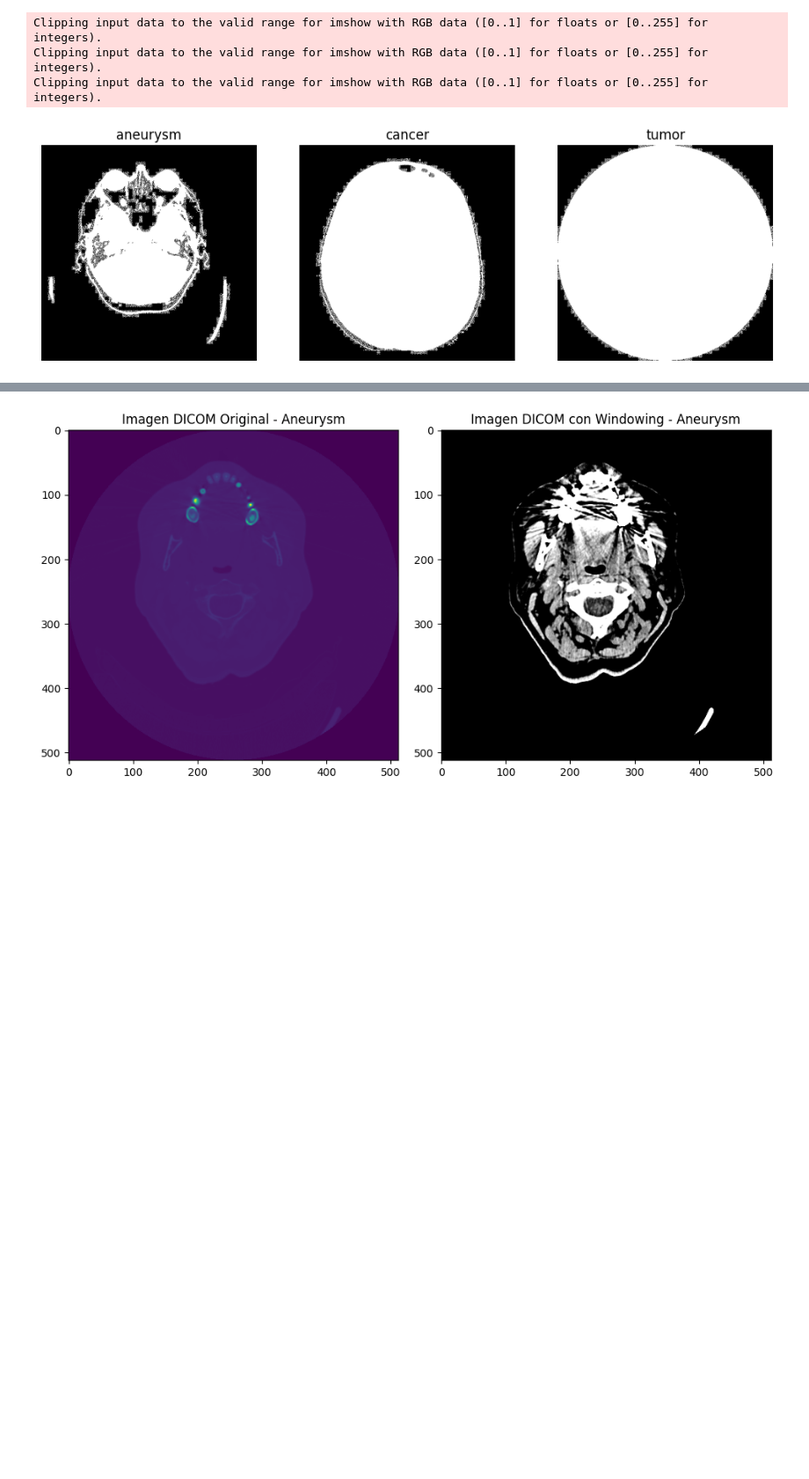
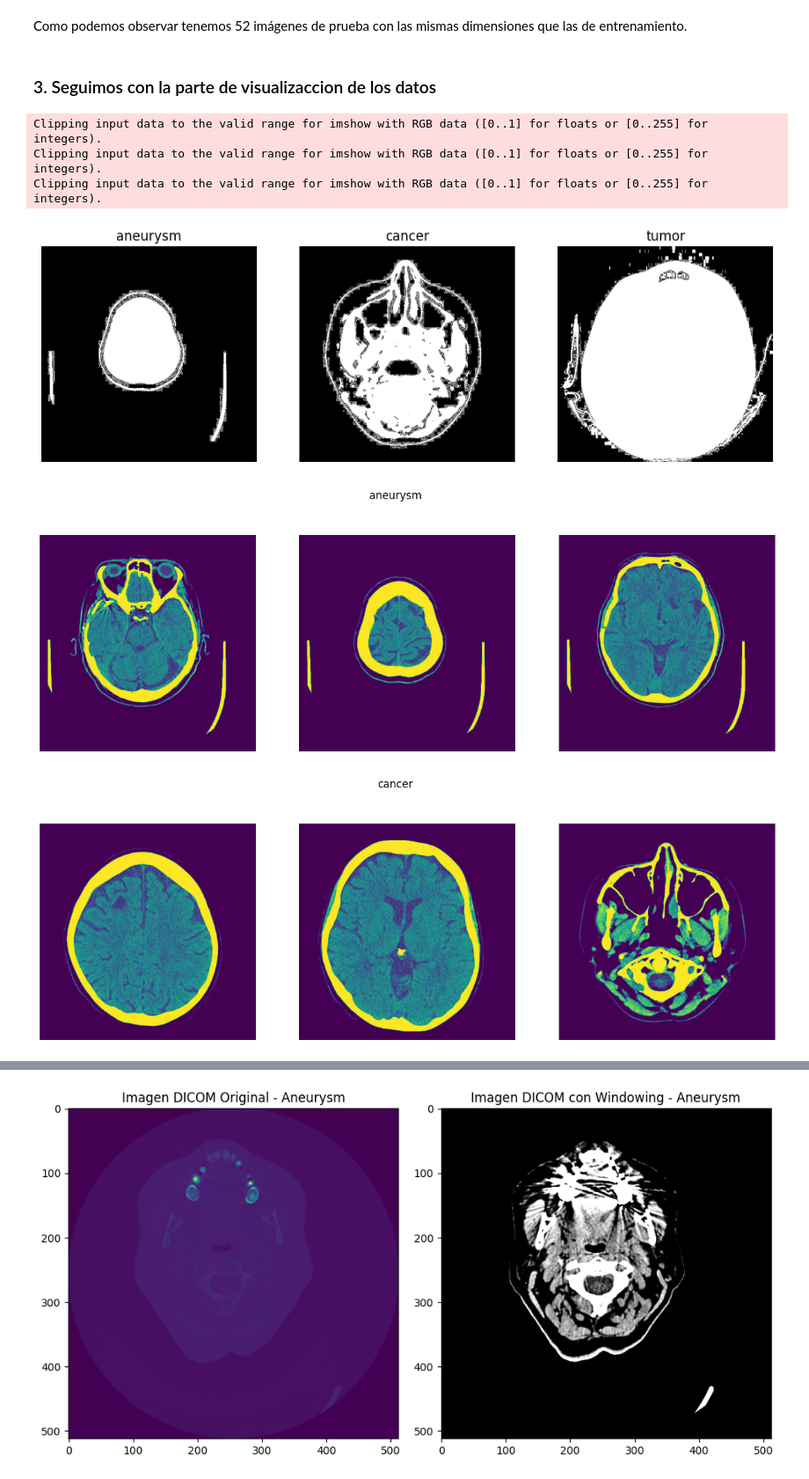
Before and after one commit to AlejandroDavidArzolaSaavedra/CNN-CT-BRAIN, a Jupyter notebook: cnn_ct_brain.ipynb, the cells around one changed output, grey strips where cells are left out. Shown at 88% size. Drawn from its saved outputs; the diff is of its cells as text; code cells hidden in the pictures; blank space fills up the shorter version.

```diff
--- a/cnn_ct_brain.ipynb
+++ b/cnn_ct_brain.ipynb
@@ -8,0 +5,19 @@ class_folder_names
+# %%
+import os as os
+import numpy as np
+import tensorflow as tf
+import random
+
+# Si usaramos GPU forma de saber su nombre
+# tf.test.gpu_device_name()
+
+# Declaramos la semilla
+seed = 2027
+
+# Semilla aleatoria en NumPy, TensorFlow y Python
+np.random.seed(seed)
+tf.random.set_seed(seed)
+random.seed(seed)
+
+class_folder_names = os.listdir("archive/files/")
+class_folder_names # Clasificacion de los directorios
@@ -72,38 +95,81 @@ Flattened Test data =  (52, 786432) (52,)
+# %% [markdown]
+Como podemos observar tenemos 52 imágenes de prueba con las mismas dimensiones que las de entrenamiento.
+# %% [markdown]
+### 3. Seguimos con la parte de visualizaccion de los datos
 # %%
 # Visualizacion de los datos
 import plotly.express as px
 import matplotlib.pyplot as plt
-
+import cv2
 
 
 unique_classes = np.unique(y_train)
 class_indices = {class_id: np.where(y_train == class_id)[0] for class_id in unique_classes}
 class_indices
 
 
 images_count = [len(class_indices[key]) for key in class_indices.keys()]
 
 fig = px.bar(x=class_folder_names, y=images_count, color= class_folder_names)
 
 fig.update_layout(xaxis_title='Disease', yaxis_title='Count', title="Total samples for each class", )
 fig.update_traces(texttemplate='%{y}', textposition='inside')
 
 fig.show()
 
 plt.figure(figsize=(12, 5))
 
 for i, (class_id, indices) in enumerate(class_indices.items()):
     random_index = np.random.choice(indices)
     random_image = X_train[random_index]
 
     plt.subplot(1, len(unique_classes), i + 1)
     plt.imshow(random_image)
     plt.title(class_folder_names[class_id])
     plt.axis('off')
 
 plt.show()
+
+# Define the base directory
+base_dir = "archive/files/"
+
+# Get the class folder names
+class_folder_names = os.listdir(base_dir)
+
+# Define the number of images to display for each class
+images_to_display = 3
+
+# Loop through each class
+for class_id, cls in enumerate(class_folder_names):
+    class_path = os.path.join(base_dir, cls)
+
+    # Check if it's a directory
+    if os.path.isdir(class_path):
+        # Get a list of image files
+        image_files = [file for file in os.listdir(class_path) if file.endswith('.jpg')]
+
+        # Randomly select 'images_to_display' number of images
+        selected_images = np.random.choice(image_files, images_to_display, replace=False)
+
+        # Display the selected images for this class
+        plt.figure(figsize=(15, 5))
+        plt.suptitle(cls)
+
+        for i, img_name in enumerate(selected_images):
+            img_path = os.path.join(class_path, img_name)
+            img = cv2.imread(img_path)
+            img = cv2.cvtColor(img, cv2.COLOR_BGR2GRAY)  # Convert to grayscale
+            img = img / 255.0  # Normalize to the range [0, 1]
+
+            plt.subplot(1, images_to_display, i + 1)
+            plt.imshow(img)  # Use gray colormap
+            plt.axis('off')
+
+        plt.show()
 # %% [output]
 Clipping input data to the valid range for imshow with RGB data ([0..1] for floats or [0..255] for integers).
 Clipping input data to the valid range for imshow with RGB data ([0..1] for floats or [0..255] for integers).
 Clipping input data to the valid range for imshow with RGB data ([0..1] for floats or [0..255] for integers).
-[figure, old version]
+[figure, new version]
+[figure, added]
+[figure, added]
```
Also changed, not shown: parts of 31 cells of this notebook.
